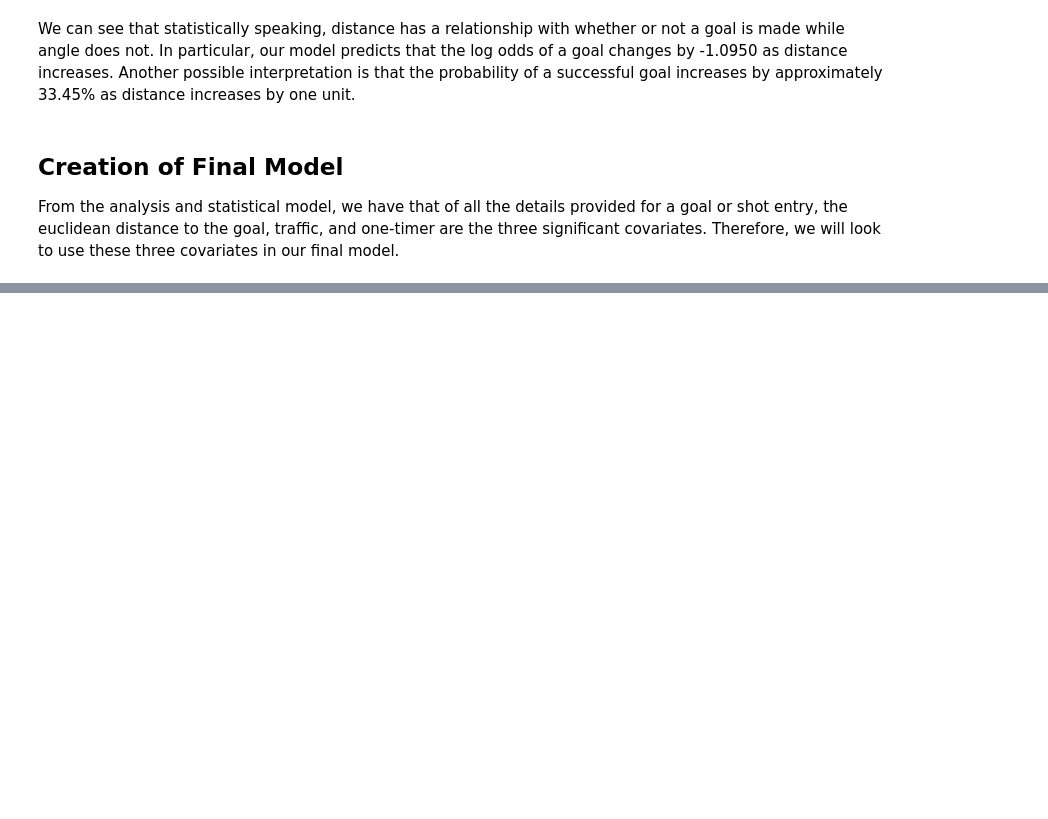
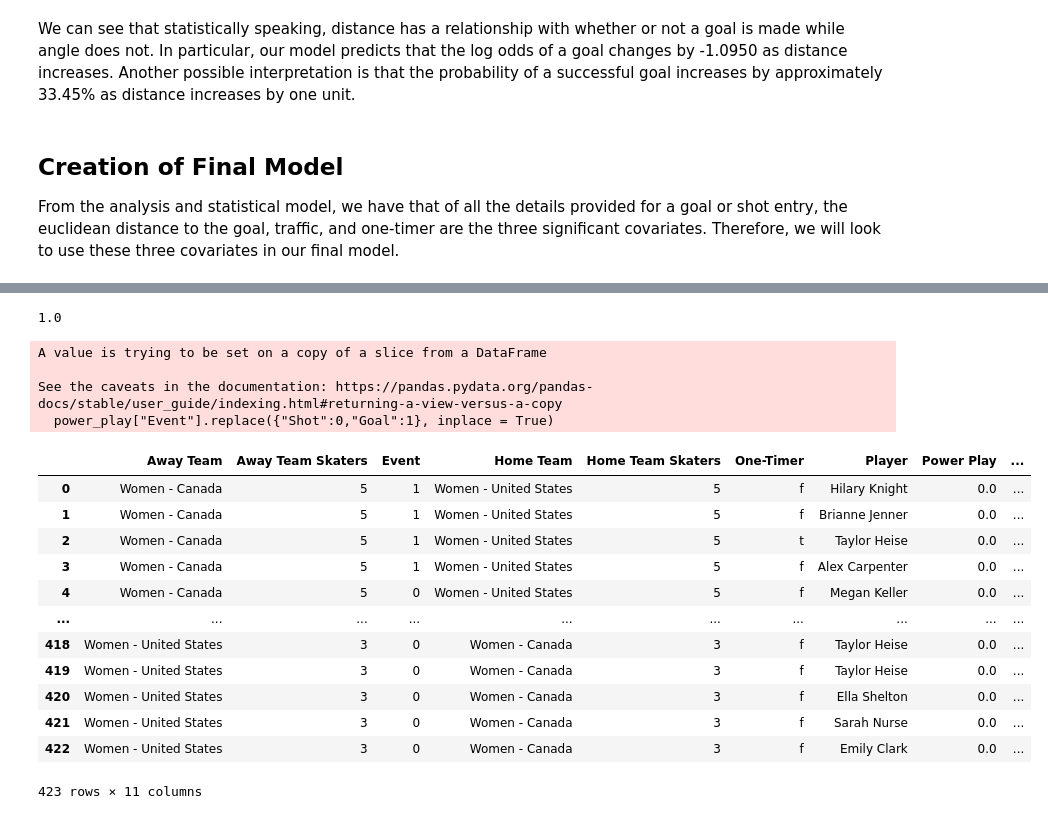
Before and after one commit to yzhao2433/big_red_cup24, a Jupyter notebook: GoalPowerPlay.ipynb, the cells around one changed output, grey strips where cells are left out. Cells and saved outputs as stored; diff of their text form; code cells hidden in the pictures; blank space fills up the shorter version.

```diff
--- a/GoalPowerPlay.ipynb
+++ b/GoalPowerPlay.ipynb
@@ -271,0 +300,53 @@ From the analysis and statistical model, we have that of all the details provide
+# %%
+# This function codes every goal or shot entry to a binary value representing whether
+# or not the team of the player who attempted the goal is is currently in a powerplay or not.
+def special_coder(home, hplayer, aplayer, pteam):
+    results = np.zeros(len(home))
+    for i in range (len(home)):
+        if (pteam[i] == home[i]):
+            # if player is a player of the home team
+            if (hplayer[i] > aplayer[i]):
+                results[i] = 1
+            else:
+                results[i] = 0
+        else:
+            if (aplayer[i] > hplayer[i]):
+                results[i] = 1
+            else:
+                results[i] = 0
+    return (results)
+# %%
+power_play["Power Play"] = special_coder(power_play["Home Team"],
+                                         power_play["Home Team Skaters"],
+                                         power_play["Away Team Skaters"],
+                                         power_play["Team"])
+# %% [output]
+1.0
+# %%
+dist_vector = np.zeros(len(shot_distance))
+euclidean_dist(power_play["X_Coordinate"], power_play["Y_Coordinate"],
+                               189.0, 42.5, dist_vector)
+
+power_play["Shot Distance"] = dist_vector
+power_play = power_play[power_play.columns.difference(["X_Coordinate", "Y_Coordinate"])]
+
+power_play["Event"].replace({"Shot":0,"Goal":1}, inplace = True)
+power_play
+# %% [output]
+A value is trying to be set on a copy of a slice from a DataFrame
+
+See the caveats in the documentation: https://pandas.pydata.org/pandas-docs/stable/user_guide/indexing.html#returning-a-view-versus-a-copy
+  power_play["Event"].replace({"Shot":0,"Goal":1}, inplace = True)
+|  | Away Team | Away Team Skaters | Event | Home Team | Home Team Skaters | One-Timer | Player | Power Play | ... |
+| 0 | Women - Canada | 5 | 1 | Women - United States | 5 | f | Hilary Knight | 0.0 | ... |
+| 1 | Women - Canada | 5 | 1 | Women - United States | 5 | f | Brianne Jenner | 0.0 | ... |
+| 2 | Women - Canada | 5 | 1 | Women - United States | 5 | t | Taylor Heise | 0.0 | ... |
+| 3 | Women - Canada | 5 | 1 | Women - United States | 5 | f | Alex Carpenter | 0.0 | ... |
+| 4 | Women - Canada | 5 | 0 | Women - United States | 5 | f | Megan Keller | 0.0 | ... |
+| ... | ... | ... | ... | ... | ... | ... | ... | ... | ... |
+| 418 | Women - United States | 3 | 0 | Women - Canada | 3 | f | Taylor Heise | 0.0 | ... |
+| 419 | Women - United States | 3 | 0 | Women - Canada | 3 | f | Taylor Heise | 0.0 | ... |
+| 420 | Women - United States | 3 | 0 | Women - Canada | 3 | f | Ella Shelton | 0.0 | ... |
+| 421 | Women - United States | 3 | 0 | Women - Canada | 3 | f | Sarah Nurse | 0.0 | ... |
+| 422 | Women - United States | 3 | 0 | Women - Canada | 3 | f | Emily Clark | 0.0 | ... |
+423 rows × 11 columns
```
Also changed, not shown: parts of 1 cell of this notebook.
